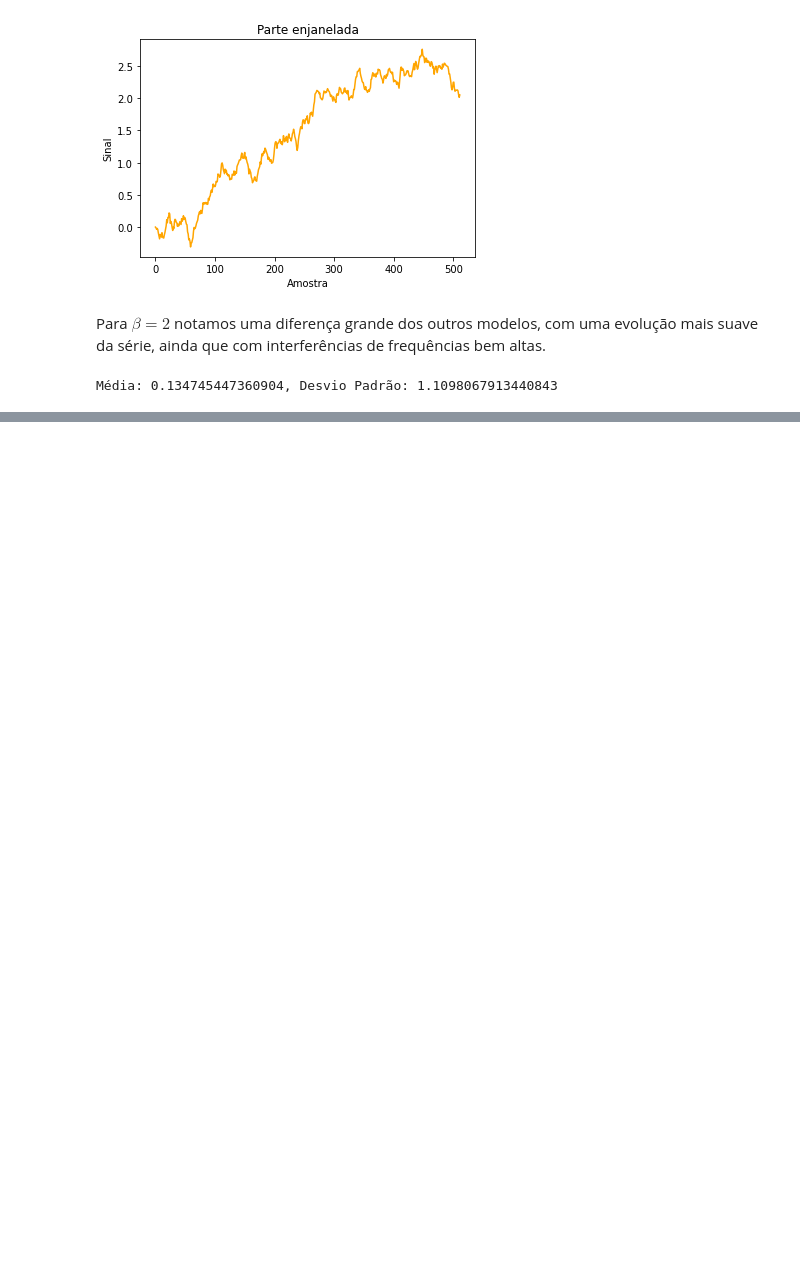
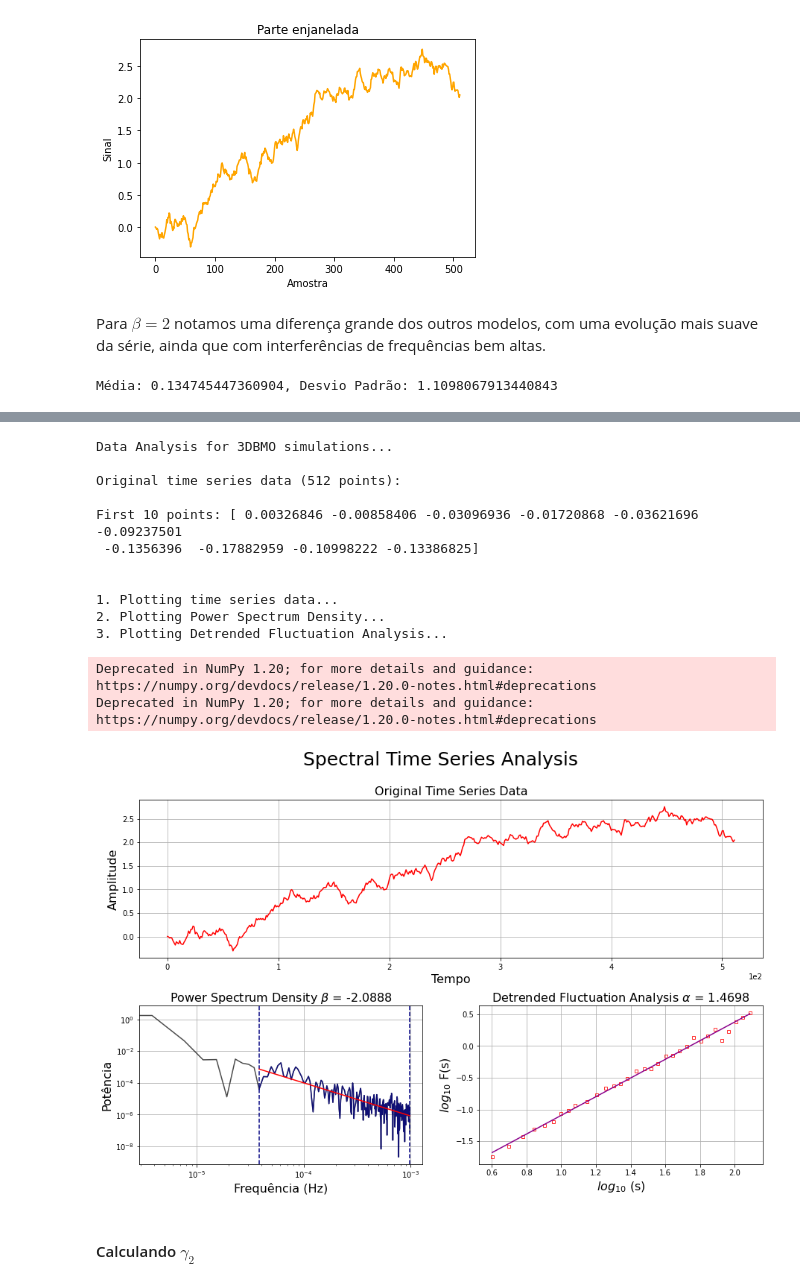
Before and after one commit to gioguarnieri/Materias_Doutorado_INPE, a Jupyter notebook: Estatística_Computacional/CAP417HandsOn3Giovanni.ipynb, the cells around one changed output, grey strips where cells are left out. Drawn from its saved outputs; the diff is of its cells as text; code cells hidden in the pictures; blank space fills up the shorter version.

```diff
--- a/Estatística_Computacional/CAP417HandsOn3Giovanni.ipynb
+++ b/Estatística_Computacional/CAP417HandsOn3Giovanni.ipynb
@@ -967,0 +1010,20 @@ Média: 0.134745447360904, Desvio Padrão: 1.1098067913440843
+# %%
+alfa, b = graficos(window_serie3)
+gamma1.append(2/7*(alfa-b))
+# %% [output]
+Data Analysis for 3DBMO simulations...
+
+Original time series data (512 points):
+
+First 10 points: [ 0.00326846 -0.00858406 -0.03096936 -0.01720868 -0.03621696 -0.09237501
+ -0.1356396  -0.17882959 -0.10998222 -0.13386825]
+
+
+1. Plotting time series data...
+2. Plotting Power Spectrum Density...
+3. Plotting Detrended Fluctuation Analysis...
+Deprecated in NumPy 1.20; for more details and guidance: https://numpy.org/devdocs/release/1.20.0-notes.html#deprecations
+Deprecated in NumPy 1.20; for more details and guidance: https://numpy.org/devdocs/release/1.20.0-notes.html#deprecations
+[figure, added]
+# %% [markdown]
+#### Calculando $\gamma_2$
```
Also changed, not shown: parts of 21 cells of this notebook.
